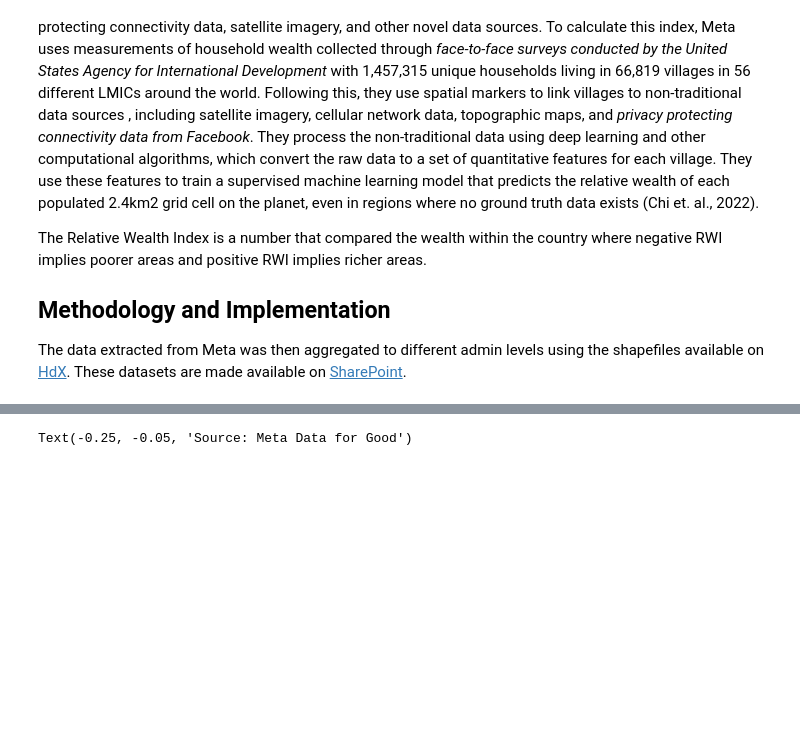
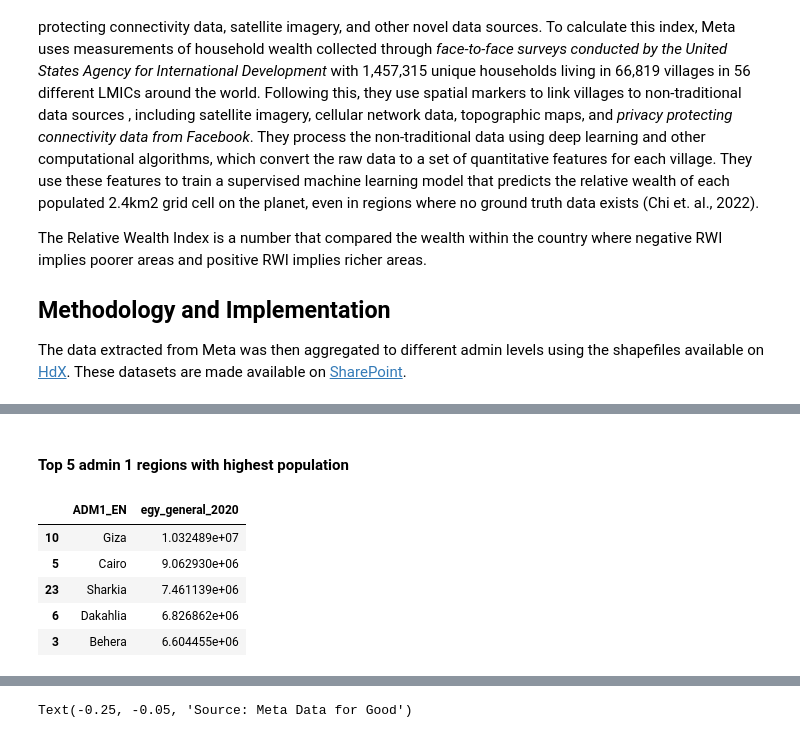
Before and after one commit to datapartnership/egypt-economic-monitor, a Jupyter notebook: notebooks/social-inequality/relative-wealth.ipynb, the cells around one changed output, grey strips where cells are left out. Cells and saved outputs as stored; diff of their text form; code cells hidden in the pictures; blank space fills up the shorter version.

```diff
--- a/notebooks/social-inequality/relative-wealth.ipynb
+++ b/notebooks/social-inequality/relative-wealth.ipynb
@@ -93,0 +99,11 @@ subtitle_text = "Source: Population estimates from Meta's HRSL aggregated to adm
+# %% [markdown]
+#### Top 5 admin 1 regions with highest population
+# %%
+hrsl_egypt1.sort_values(by='egy_general_2020', ascending = False)[['ADM1_EN', 'egy_general_2020']].head(5)
+# %% [output]
+|  | ADM1_EN | egy_general_2020 |
+| 10 | Giza | 1.032489e+07 |
+| 5 | Cairo | 9.062930e+06 |
+| 23 | Sharkia | 7.461139e+06 |
+| 6 | Dakahlia | 6.826862e+06 |
+| 3 | Behera | 6.604455e+06 |
```
Also changed, not shown: parts of 12 cells of this notebook, 4 other files.
